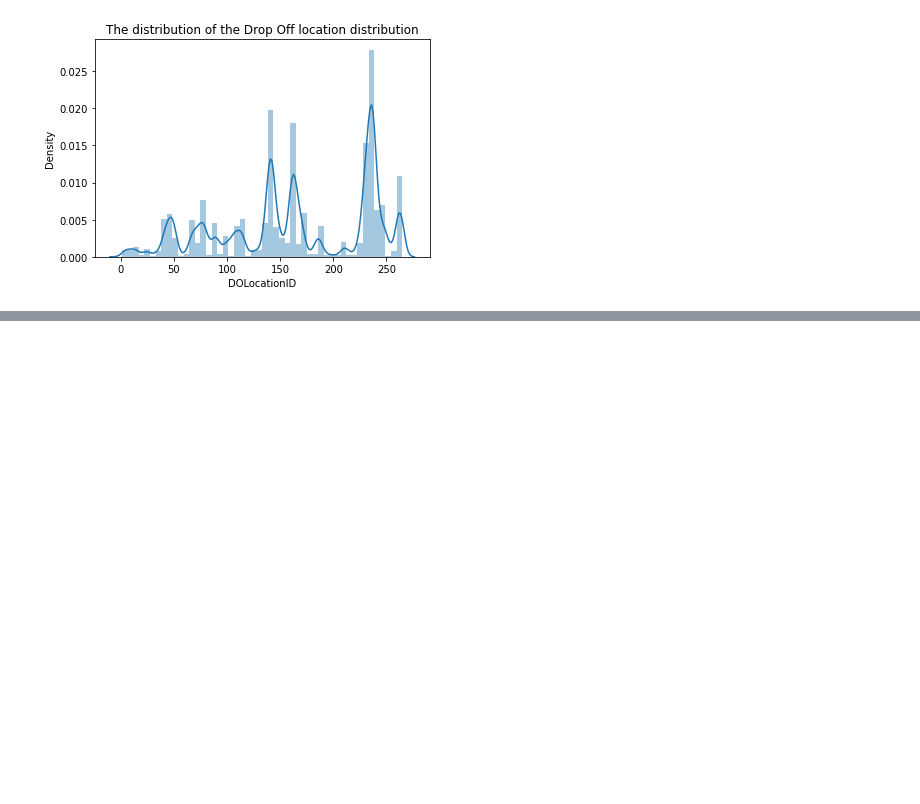
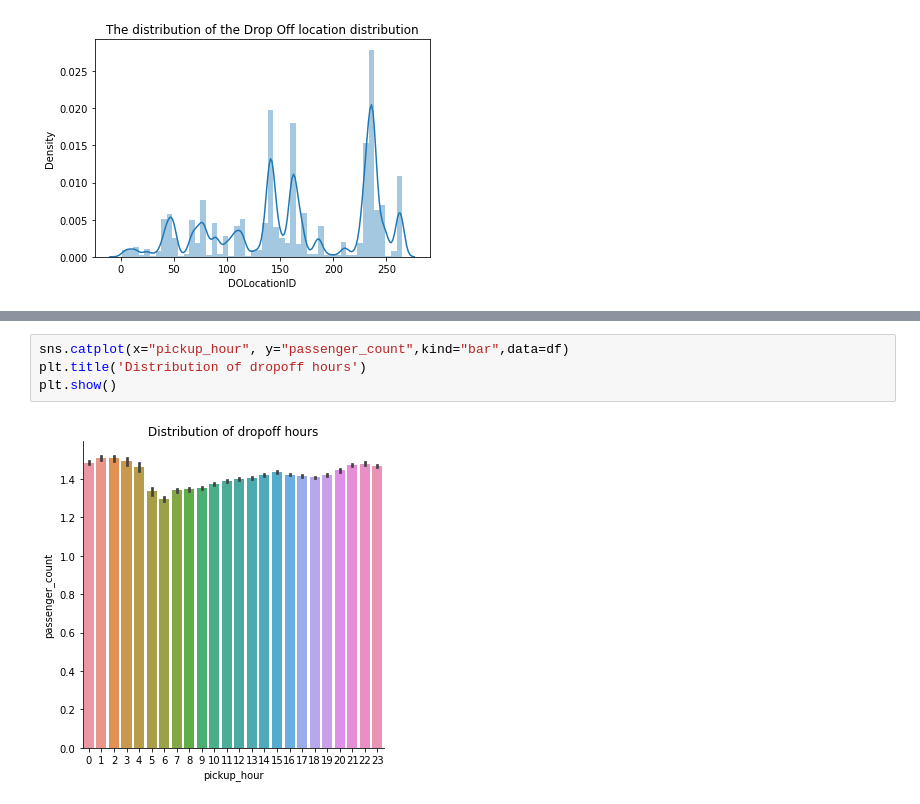
Before and after one commit to Anup8777/MobilityForecast, a Jupyter notebook: src/preliminary_data_analysis.ipynb, the cells around one changed output, grey strips where cells are left out. Drawn from its saved outputs; the diff is of its cells as text; blank space fills up the shorter version.

```diff
--- a/src/preliminary_data_analysis.ipynb
+++ b/src/preliminary_data_analysis.ipynb
@@ -191,0 +206,6 @@ Text(0.5, 1.0, 'The distribution of the Drop Off location distribution')
+# %%
+sns.catplot(x="pickup_hour", y="passenger_count",kind="bar",data=df)
+plt.title('Distribution of dropoff hours')
+plt.show()
+# %% [output]
+[figure, added]
```
Also changed, not shown: parts of 17 cells of this notebook.
